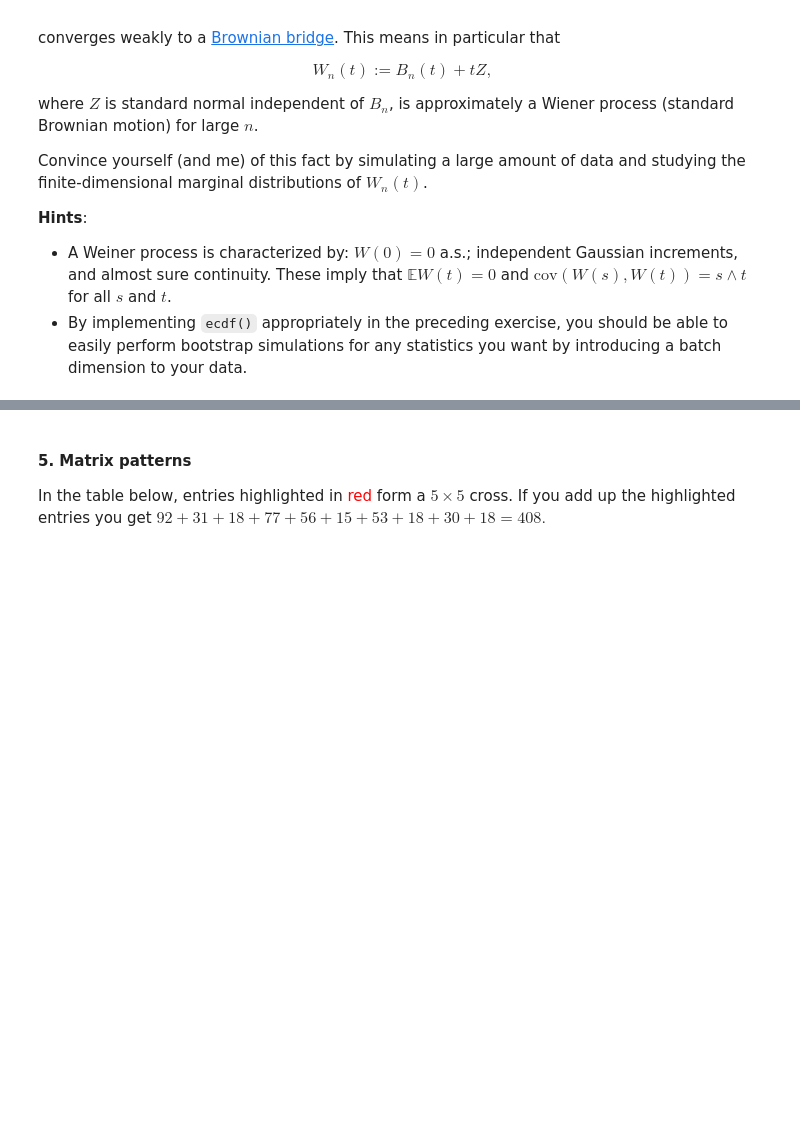
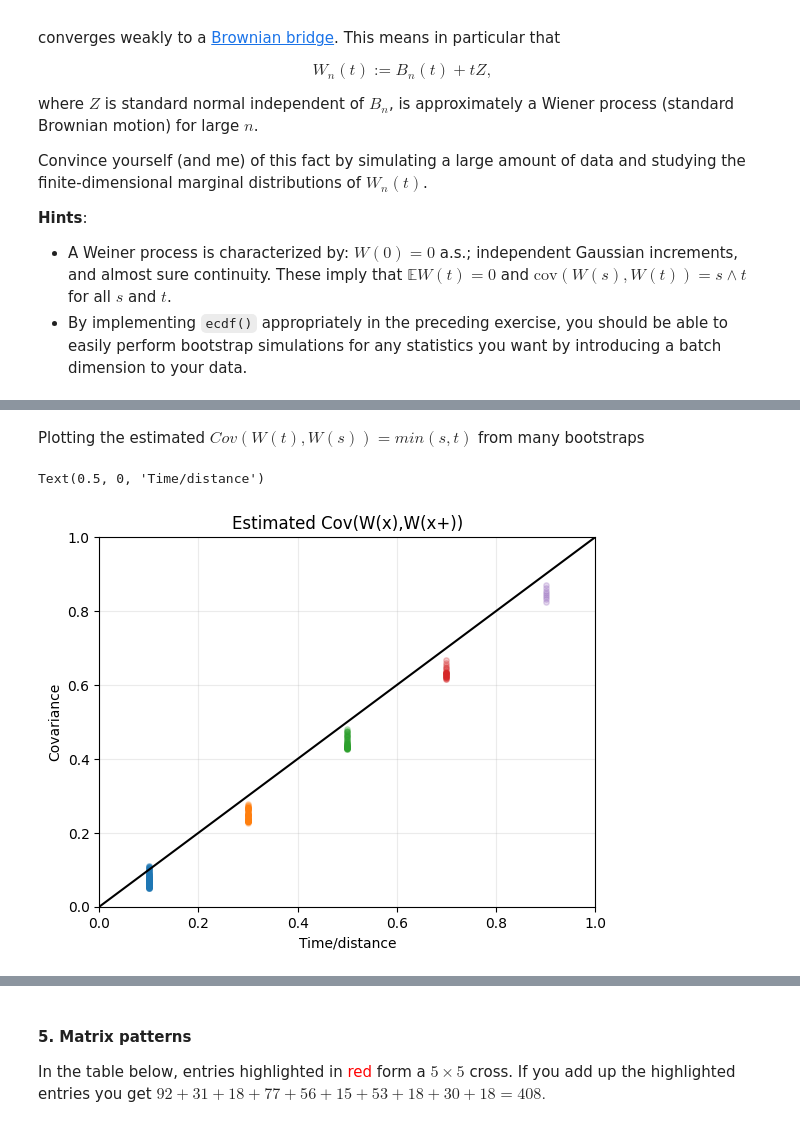
Before and after one commit to sdtemple/umich, a Jupyter notebook: adv-stat-comp-1.ipynb, the cells around one changed output, grey strips where cells are left out. Drawn from its saved outputs; the diff is of its cells as text; code cells hidden in the pictures; blank space fills up the shorter version.

```diff
--- a/adv-stat-comp-1.ipynb
+++ b/adv-stat-comp-1.ipynb
@@ -435,0 +472,28 @@ Text(0.5, 1.0, 'Normal(0,1)')
+# %% [markdown]
+Plotting the estimated $Cov(W(t),W(s))=min(s,t)$ from many bootstraps
+# %%
+# Compute covariances
+
+@np.vectorize(excluded=['j','dat'])
+def wiener_covariance(i,j,dat):
+    a = dat[:,i]
+    b = dat[:,j]
+    c = ((a - a.mean())*(b - b.mean())).mean()
+    return c
+K = 99
+d = dict()
+for j in [10,30,50,70,90]:
+    i = range(j+1,K)
+    # covariance to data from all later time points
+    wc = wiener_covariance(i,j=j,dat=wts)
+    plt.scatter(np.repeat(j,K-j-1)*0.01,wc,s=15,alpha=0.25)
+plt.ylim(0,1)
+plt.xlim(0,1)
+plt.grid(alpha=0.25)
+plt.plot(np.linspace(0,1,100),np.linspace(0,1,100),color='k')
+plt.title('Estimated Cov(W(x),W(x+))')
+plt.ylabel('Covariance')
+plt.xlabel('Time/distance')
+# %% [output]
+Text(0.5, 0, 'Time/distance')
+[figure, added]
```
Also changed, not shown: parts of 20 cells of this notebook.
